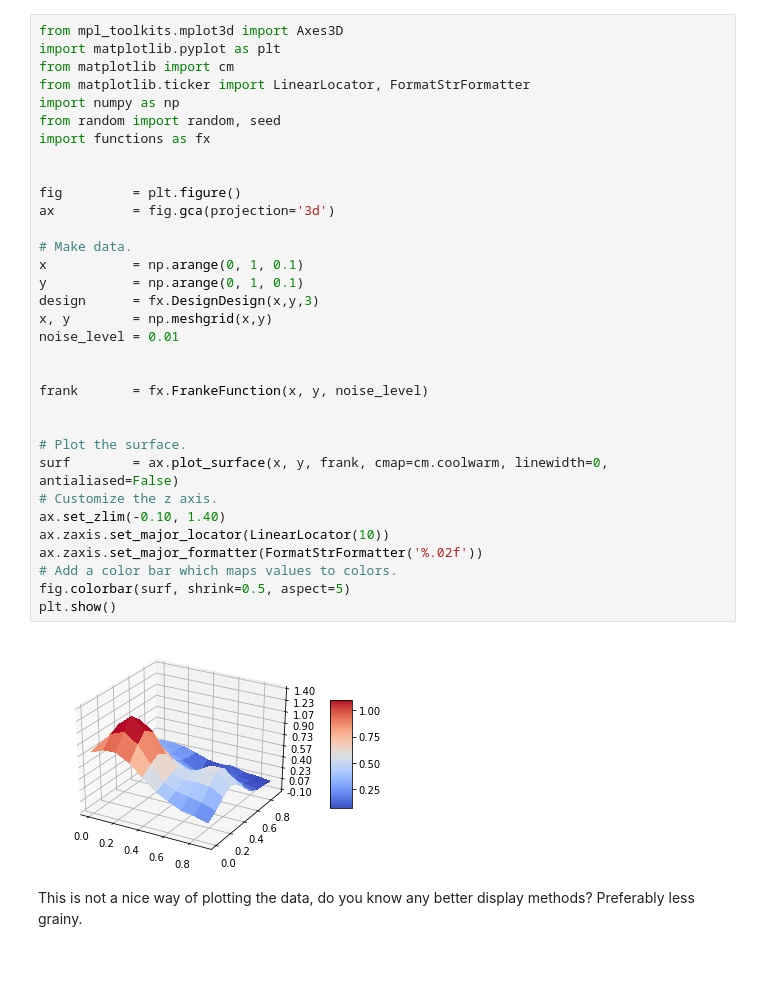
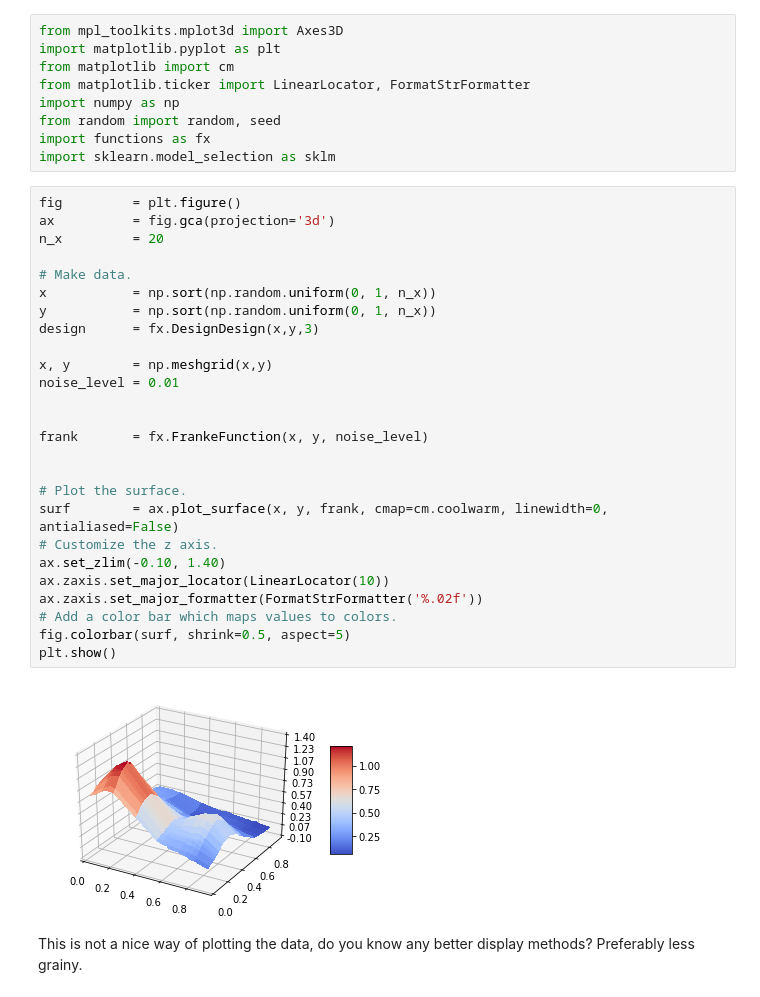
Before and after one commit to sigmunsl/FYS-STK4155, a Jupyter notebook: projects/Project1/Main.ipynb, the cells around one changed output. Cells and saved outputs as stored; diff of their text form; blank space fills up the shorter version.

```diff
--- a/projects/Project1/Main.ipynb
+++ b/projects/Project1/Main.ipynb
@@ -1,37 +1,39 @@
+# %%
+from mpl_toolkits.mplot3d import Axes3D
+import matplotlib.pyplot as plt
+from matplotlib import cm
+from matplotlib.ticker import LinearLocator, FormatStrFormatter
+import numpy as np
+from random import random, seed
+import functions as fx
+import sklearn.model_selection as sklm
 # %%
-from mpl_toolkits.mplot3d import Axes3D
-import matplotlib.pyplot as plt
-from matplotlib import cm
-from matplotlib.ticker import LinearLocator, FormatStrFormatter
-import numpy as np
-from random import random, seed
-import functions as fx
-
-
 fig         = plt.figure()
 ax          = fig.gca(projection='3d')
+n_x         = 20
 
 # Make data.
-x           = np.arange(0, 1, 0.1)
-y           = np.arange(0, 1, 0.1)
+x           = np.sort(np.random.uniform(0, 1, n_x))
+y           = np.sort(np.random.uniform(0, 1, n_x))
 design      = fx.DesignDesign(x,y,3)
+
 x, y        = np.meshgrid(x,y)
 noise_level = 0.01
 
 
 frank       = fx.FrankeFunction(x, y, noise_level)
 
 
 # Plot the surface.
 surf        = ax.plot_surface(x, y, frank, cmap=cm.coolwarm, linewidth=0, antialiased=False)
 # Customize the z axis.
 ax.set_zlim(-0.10, 1.40)
 ax.zaxis.set_major_locator(LinearLocator(10))
 ax.zaxis.set_major_formatter(FormatStrFormatter('%.02f'))
 # Add a color bar which maps values to colors.
 fig.colorbar(surf, shrink=0.5, aspect=5)
 plt.show()
 # %% [output]
-[figure, old version]
+[figure, new version]
 # %% [markdown]
 This is not a nice way of plotting the data, do you know any better display methods? Preferably less grainy.
```
Also changed, not shown: parts of 4 cells of this notebook, 1 other file.
